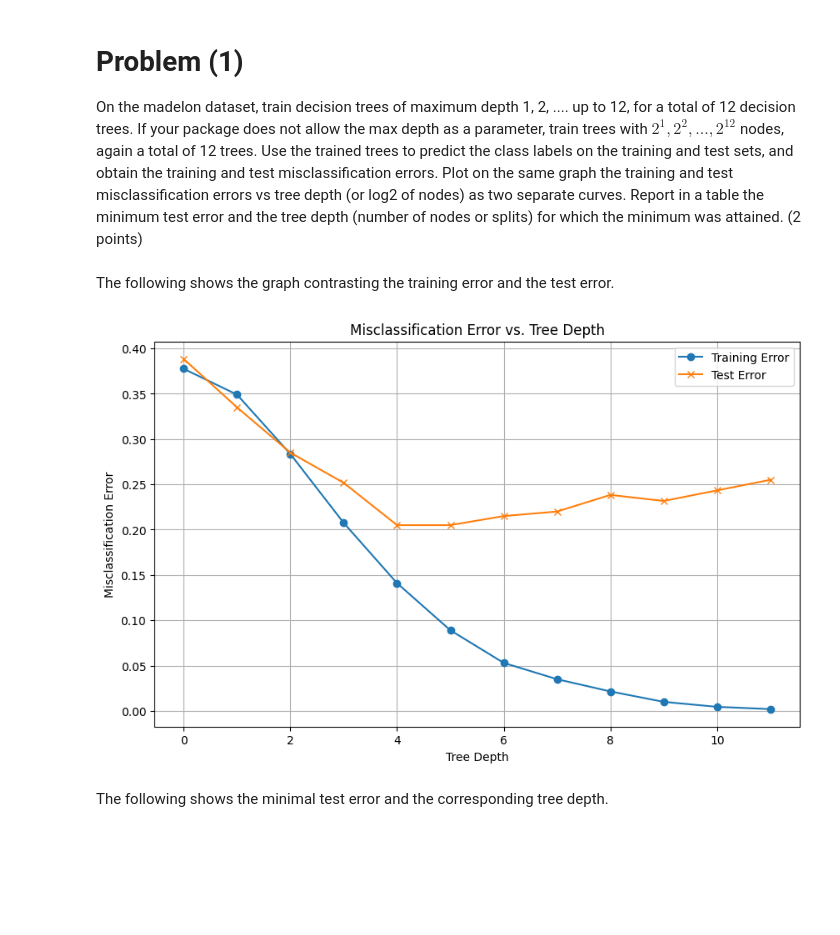
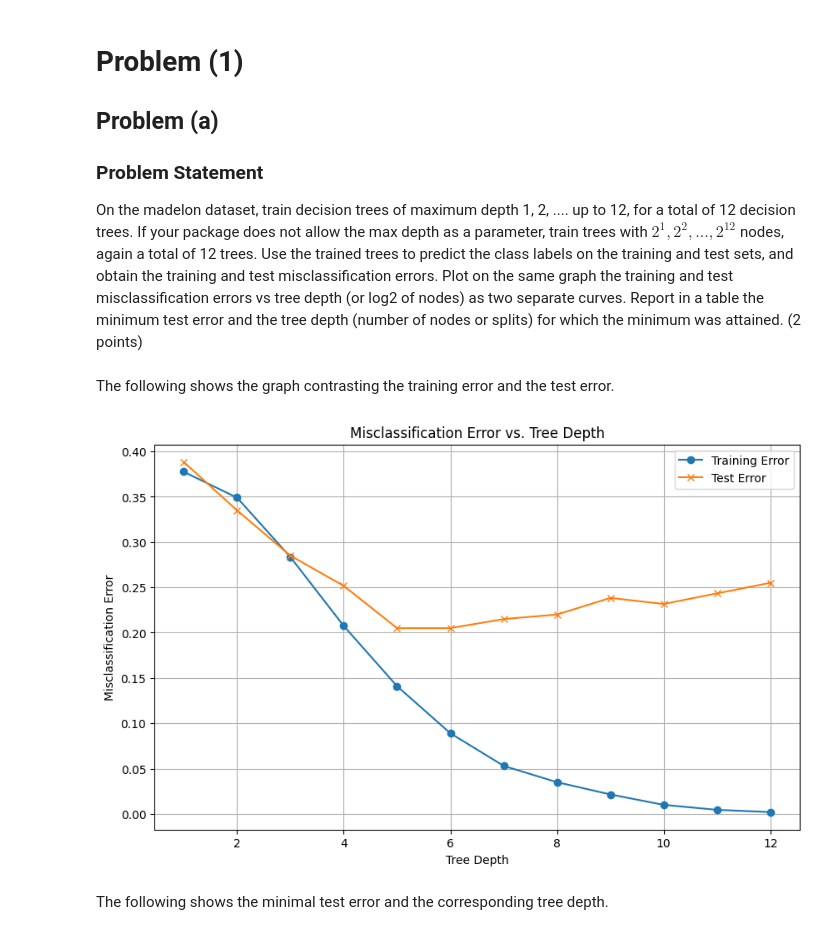
Before and after one commit to mao1756/STA5635_fa23, a Jupyter notebook: HW1/HW1.ipynb, the cells around one changed output. Saved outputs shown, nothing was run; the diff lists cells and outputs as text; code cells hidden in the pictures; blank space fills up the shorter version.

```diff
--- a/HW1/HW1.ipynb
+++ b/HW1/HW1.ipynb
@@ -5,6 +10,31 @@ from sklearn import tree, metrics
+# %%
+# import the dataset from local files
+
+# madelon
+madelon_x_url = "./MADELON/madelon_train.data"
+madelon_y_url = "./MADELON/madelon_train.labels"
+madelon_x_test_url = "./MADELON/madelon_valid.data"
+madelon_y_test_url = "./MADELON/madelon_valid.labels"
+madelon_x = pd.read_csv(madelon_x_url, header=None, delim_whitespace=True)
+madelon_y = pd.read_csv(madelon_y_url, header=None, delim_whitespace=True)
+madelon_x_test = pd.read_csv(madelon_x_test_url, header=None, delim_whitespace=True)
+madelon_y_test = pd.read_csv(madelon_y_test_url, header=None, delim_whitespace=True)
+
+# satimage
+satimage_x_url = "./satimage/X.dat"
+satimage_y_url = "./satimage/Y.dat"
+satimage_x_test_url = "./satimage/Xtest.dat"
+satimage_y_test_url = "./satimage/Ytest.dat"
+satimage_x = pd.read_csv(satimage_x_url, header=None, delim_whitespace=True)
+satimage_y = pd.read_csv(satimage_y_url, header=None, delim_whitespace=True)
+satimage_x_test = pd.read_csv(satimage_x_test_url, header=None, delim_whitespace=True)
+satimage_y_test = pd.read_csv(satimage_y_test_url, header=None, delim_whitespace=True)
 # %% [markdown]
 # Problem (1)
 
+## Problem (a)
+
+### Problem Statement
 On the madelon dataset, train decision trees of maximum depth 1, 2, .... up to
 12, for a total of 12 decision trees. If your package does not allow the max depth
 as a parameter, train trees with $2^1, 2^2, ..., 2^{12}$ nodes, again a total of 12 trees. Use
@@ -41,20 +60,18 @@ for depth in range(1,13):
 # %% [markdown]
 The following shows the graph contrasting the training error and the test error.
 # %%
-import matplotlib.pyplot as plt
-
 # Plotting misclassification errors
 plt.figure(figsize=(10, 6))
-plt.plot(range(12), train_error, marker='o', label='Training Error')
-plt.plot(range(12), test_error, marker='x', label='Test Error')
+plt.plot(range(1,13), train_error, marker='o', label='Training Error')
+plt.plot(range(1,13), test_error, marker='x', label='Test Error')
 plt.xlabel('Tree Depth')
 plt.ylabel('Misclassification Error')
 plt.title('Misclassification Error vs. Tree Depth')
 plt.legend()
 plt.grid(True)
 plt.show()
 # %% [output]
-[figure, old version]
+[figure, new version]
 # %% [markdown]
 The following shows the minimal test error and the corresponding tree depth.
 # %%
```
Also changed, not shown: parts of 28 cells of this notebook.
